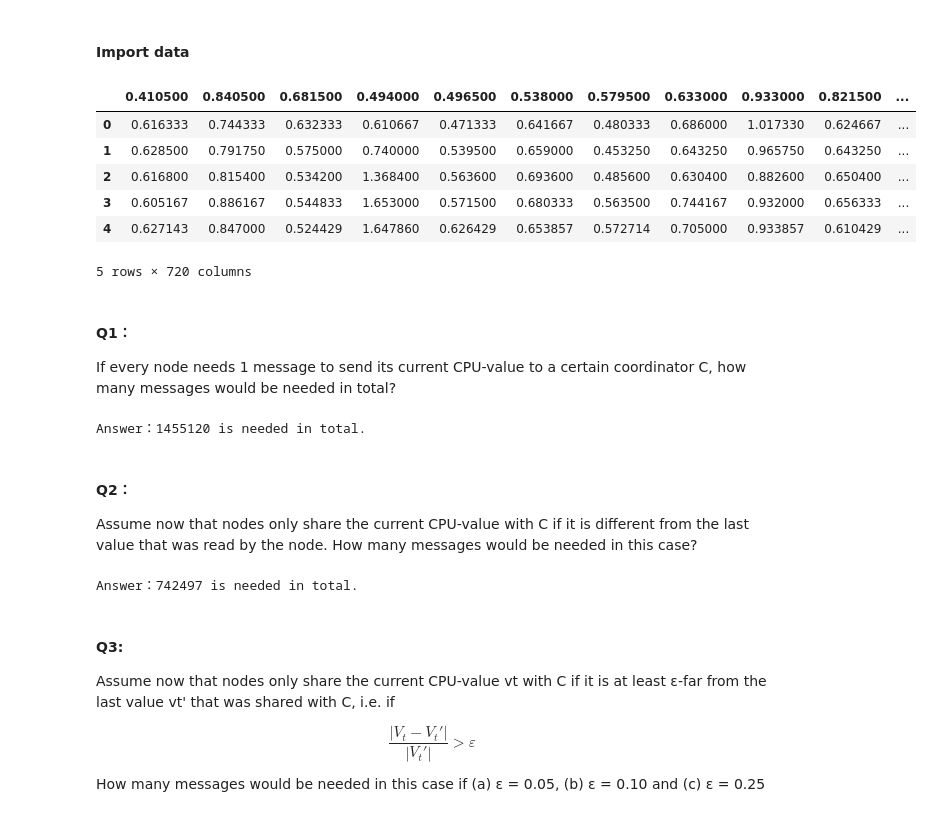
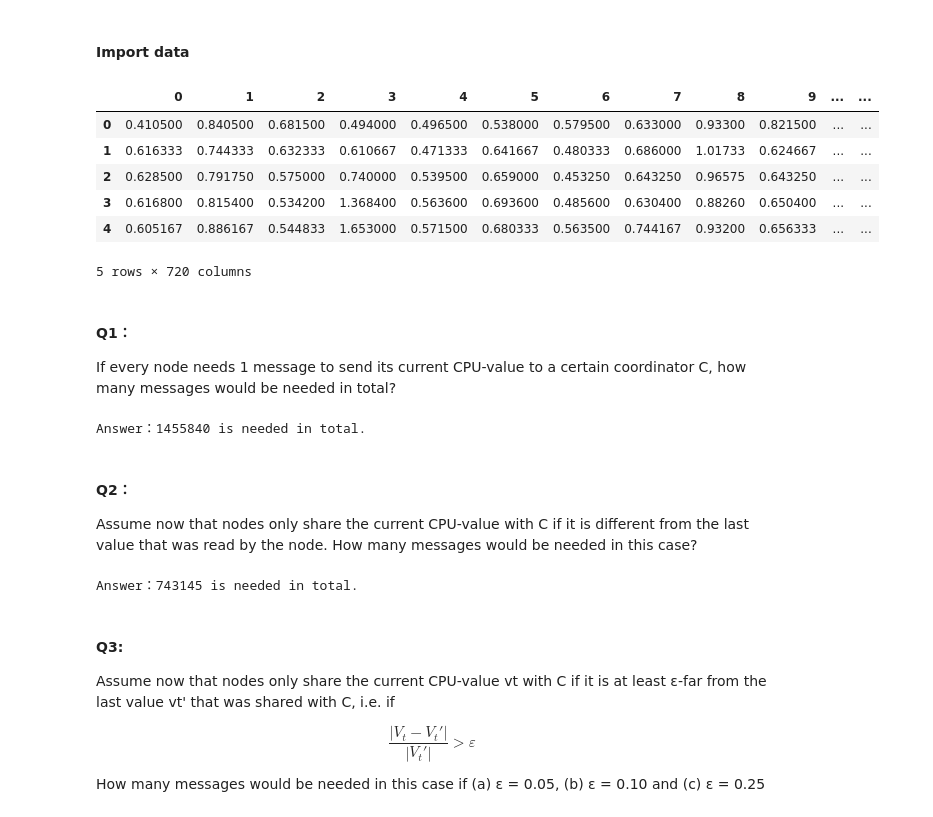
Before and after one commit to xuzhe951024/Gothenburg_PhD_Assignment, a Jupyter notebook: Answers_Coding/cpu_analysis_notebook.ipynb, the cells around one changed output. Saved outputs shown, nothing was run; the diff lists cells and outputs as text; code cells hidden in the pictures.

Commit message:
[EDIT] Cancel reading data header

```diff
--- a/Answers_Coding/cpu_analysis_notebook.ipynb
+++ b/Answers_Coding/cpu_analysis_notebook.ipynb
@@ -5,16 +5,16 @@
 # %%
 import pandas as pd
 
 # Load the dataset
-cpu_data = pd.read_excel("cpu.xlsx")
+cpu_data = pd.read_excel("cpu.xlsx", header=None)
 cpu_data.head()
 # %% [output]
-|  | 0.410500 | 0.840500 | 0.681500 | 0.494000 | 0.496500 | 0.538000 | 0.579500 | 0.633000 | 0.933000 | 0.821500 | ... |
-| 0 | 0.616333 | 0.744333 | 0.632333 | 0.610667 | 0.471333 | 0.641667 | 0.480333 | 0.686000 | 1.017330 | 0.624667 | ... |
-| 1 | 0.628500 | 0.791750 | 0.575000 | 0.740000 | 0.539500 | 0.659000 | 0.453250 | 0.643250 | 0.965750 | 0.643250 | ... |
-| 2 | 0.616800 | 0.815400 | 0.534200 | 1.368400 | 0.563600 | 0.693600 | 0.485600 | 0.630400 | 0.882600 | 0.650400 | ... |
-| 3 | 0.605167 | 0.886167 | 0.544833 | 1.653000 | 0.571500 | 0.680333 | 0.563500 | 0.744167 | 0.932000 | 0.656333 | ... |
-| 4 | 0.627143 | 0.847000 | 0.524429 | 1.647860 | 0.626429 | 0.653857 | 0.572714 | 0.705000 | 0.933857 | 0.610429 | ... |
+|  | 0 | 1 | 2 | 3 | 4 | 5 | 6 | 7 | 8 | 9 | ... | ... |
+| 0 | 0.410500 | 0.840500 | 0.681500 | 0.494000 | 0.496500 | 0.538000 | 0.579500 | 0.633000 | 0.93300 | 0.821500 | ... | ... |
+| 1 | 0.616333 | 0.744333 | 0.632333 | 0.610667 | 0.471333 | 0.641667 | 0.480333 | 0.686000 | 1.01733 | 0.624667 | ... | ... |
+| 2 | 0.628500 | 0.791750 | 0.575000 | 0.740000 | 0.539500 | 0.659000 | 0.453250 | 0.643250 | 0.96575 | 0.643250 | ... | ... |
+| 3 | 0.616800 | 0.815400 | 0.534200 | 1.368400 | 0.563600 | 0.693600 | 0.485600 | 0.630400 | 0.88260 | 0.650400 | ... | ... |
+| 4 | 0.605167 | 0.886167 | 0.544833 | 1.653000 | 0.571500 | 0.680333 | 0.563500 | 0.744167 | 0.93200 | 0.656333 | ... | ... |
 5 rows × 720 columns
 # %% [markdown]
 #### Q1：
@@ -31,7 +31,7 @@ num_rounds = cpu_data.shape[0]
 total_messages = num_nodes * num_rounds
 print(f'Answer：{total_messages} is needed in total.')
 # %% [output]
-Answer：1455120 is needed in total.
+Answer：1455840 is needed in total.
 # %% [markdown]
 #### Q2：
 Assume now that nodes only share the current CPU-value with C if it is different from the last value that was read by the node. How many messages would be needed in this case?
@@ -48,7 +48,7 @@ total_messages = np.count_nonzero(np.diff(cpu_values, axis=0))
 
 print(f'Answer：{total_messages} is needed in total.')
 # %% [output]
-Answer：742497 is needed in total.
+Answer：743145 is needed in total.
 # %% [markdown]
 #### Q3:
 Assume now that nodes only share the current CPU-value vt with C if it is at least ε-far from the last value vt' that was shared with C, i.e. if
```
Also changed, not shown: parts of 3 cells of this notebook.
